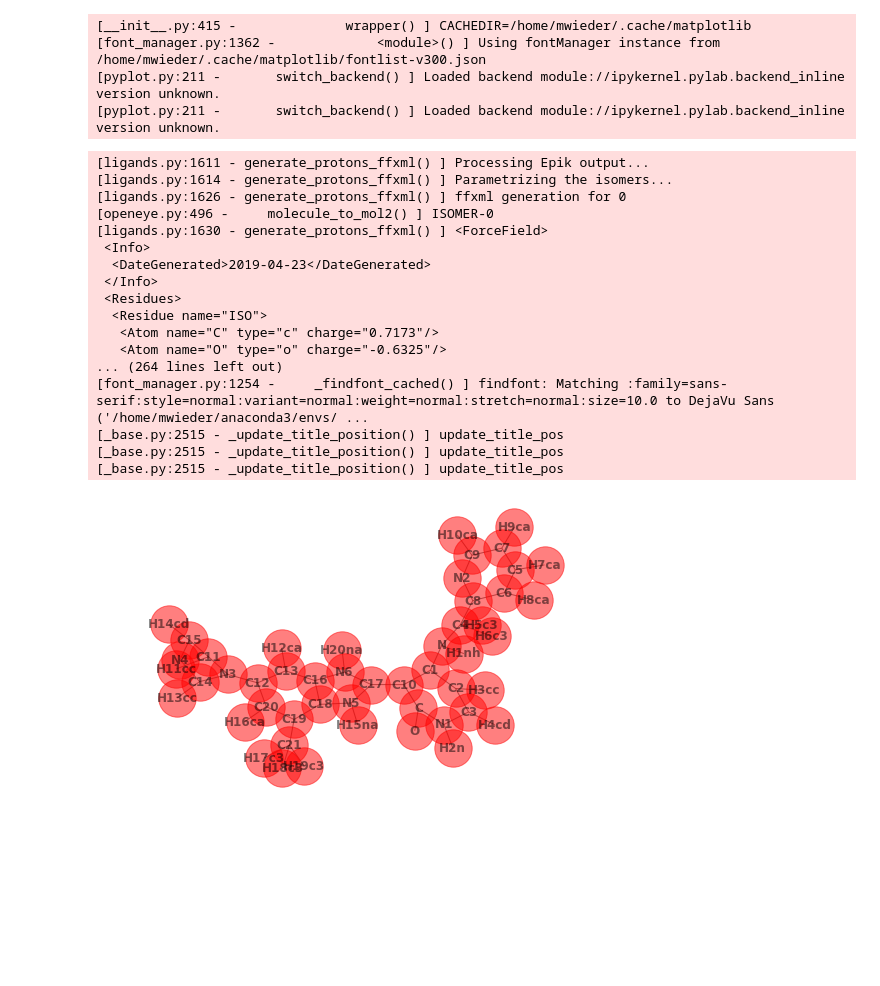
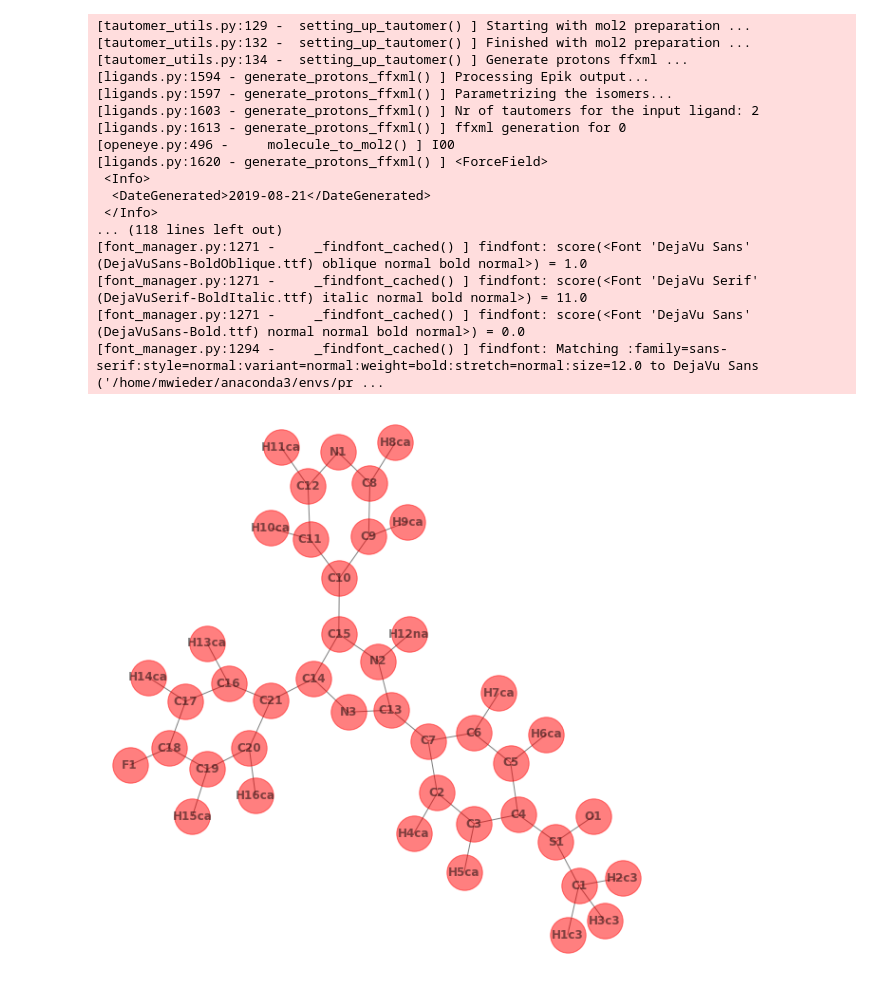
Before and after one commit to choderalab/protons, a Jupyter notebook: examples/tautomers/tautomers.ipynb, the cells around one changed output. Cells and saved outputs as stored; diff of their text form; code cells hidden in the pictures; blank space fills up the shorter version.

```diff
--- a/examples/tautomers/tautomers.ipynb
+++ b/examples/tautomers/tautomers.ipynb
@@ -5,15 +5,11 @@ from protons.app import logger
 from protons.app.logger import log
 from protons import app
 from simtk import openmm as mm
+from simtk import unit
 import logging
-log.setLevel(logging.DEBUG)
+log.setLevel(logging.INFO)
 import yaml
 import tautomer_utils
 from protons.app.driver import SAMSApproach, Stage, UpdateRule
 import toml
 import pprint
-# %% [output]
-[__init__.py:415 -              wrapper() ] CACHEDIR=/home/mwieder/.cache/matplotlib
-[font_manager.py:1362 -             <module>() ] Using fontManager instance from /home/mwieder/.cache/matplotlib/fontlist-v300.json
-[pyplot.py:211 -       switch_backend() ] Loaded backend module://ipykernel.pylab.backend_inline version unknown.
-[pyplot.py:211 -       switch_backend() ] Loaded backend module://ipykernel.pylab.backend_inline version unknown.
@@ -20,30 +18,32 @@ import pprint
 # %%
-settings = toml.load(open('2oj9.toml', "r"))
+settings = toml.load(open('sb2.toml', "r"))
 settings['pH'] = 7.8
 # %%
+log.setLevel(logging.DEBUG)
+
 t1 =  { 'log_population' : '1.0', 'net_charge' : 0 }
 t2 =  { 'log_population' : '1.0', 'net_charge' : 0 }
 isomer_dictionary = [ t1, t2 ]
 tautomer_utils.setting_up_tautomer(settings, isomer_dictionary)
-#tautomer_utils.generate_calibration_system(settings)
+tautomer_utils.generate_calibration_system(settings)
 
-simulation = tautomer_utils.generate_protein_systems(settings)
+#simulation = tautomer_utils.generate_protein_systems(settings)
 # %% [output]
-[ligands.py:1611 - generate_protons_ffxml() ] Processing Epik output...
-[ligands.py:1614 - generate_protons_ffxml() ] Parametrizing the isomers...
-[ligands.py:1626 - generate_protons_ffxml() ] ffxml generation for 0
-[openeye.py:496 -     molecule_to_mol2() ] ISOMER-0
-[ligands.py:1630 - generate_protons_ffxml() ] <ForceField>
+[tautomer_utils.py:129 -  setting_up_tautomer() ] Starting with mol2 preparation ...
+[tautomer_utils.py:132 -  setting_up_tautomer() ] Finished with mol2 preparation ...
+[tautomer_utils.py:134 -  setting_up_tautomer() ] Generate protons ffxml ...
+[ligands.py:1594 - generate_protons_ffxml() ] Processing Epik output...
+[ligands.py:1597 - generate_protons_ffxml() ] Parametrizing the isomers...
+[ligands.py:1603 - generate_protons_ffxml() ] Nr of tautomers for the input ligand: 2
+[ligands.py:1613 - generate_protons_ffxml() ] ffxml generation for 0
+[openeye.py:496 -     molecule_to_mol2() ] I00
+[ligands.py:1620 - generate_protons_ffxml() ] <ForceField>
  <Info>
-  <DateGenerated>2019-04-23</DateGenerated>
+  <DateGenerated>2019-08-21</DateGenerated>
  </Info>
- <Residues>
-  <Residue name="ISO">
-   <Atom name="C" type="c" charge="0.7173"/>
-   <Atom name="O" type="o" charge="-0.6325"/>
-... (264 lines left out)
-[font_manager.py:1254 -     _findfont_cached() ] findfont: Matching :family=sans-serif:style=normal:variant=normal:weight=normal:stretch=normal:size=10.0 to DejaVu Sans ('/home/mwieder/anaconda3/envs/ ...
-[_base.py:2515 - _update_title_position() ] update_title_pos
-[_base.py:2515 - _update_title_position() ] update_title_pos
-[_base.py:2515 - _update_title_position() ] update_title_pos
+... (118 lines left out)
+[font_manager.py:1271 -     _findfont_cached() ] findfont: score(<Font 'DejaVu Sans' (DejaVuSans-BoldOblique.ttf) oblique normal bold normal>) = 1.0
+[font_manager.py:1271 -     _findfont_cached() ] findfont: score(<Font 'DejaVu Serif' (DejaVuSerif-BoldItalic.ttf) italic normal bold normal>) = 11.0
+[font_manager.py:1271 -     _findfont_cached() ] findfont: score(<Font 'DejaVu Sans' (DejaVuSans-Bold.ttf) normal normal bold normal>) = 0.0
+[font_manager.py:1294 -     _findfont_cached() ] findfont: Matching :family=sans-serif:style=normal:variant=normal:weight=bold:stretch=normal:size=12.0 to DejaVu Sans ('/home/mwieder/anaconda3/envs/pr ...
-[figure, old version]
+[figure, new version]
```
Also changed, not shown: parts of 10 cells of this notebook, 3 other files.
